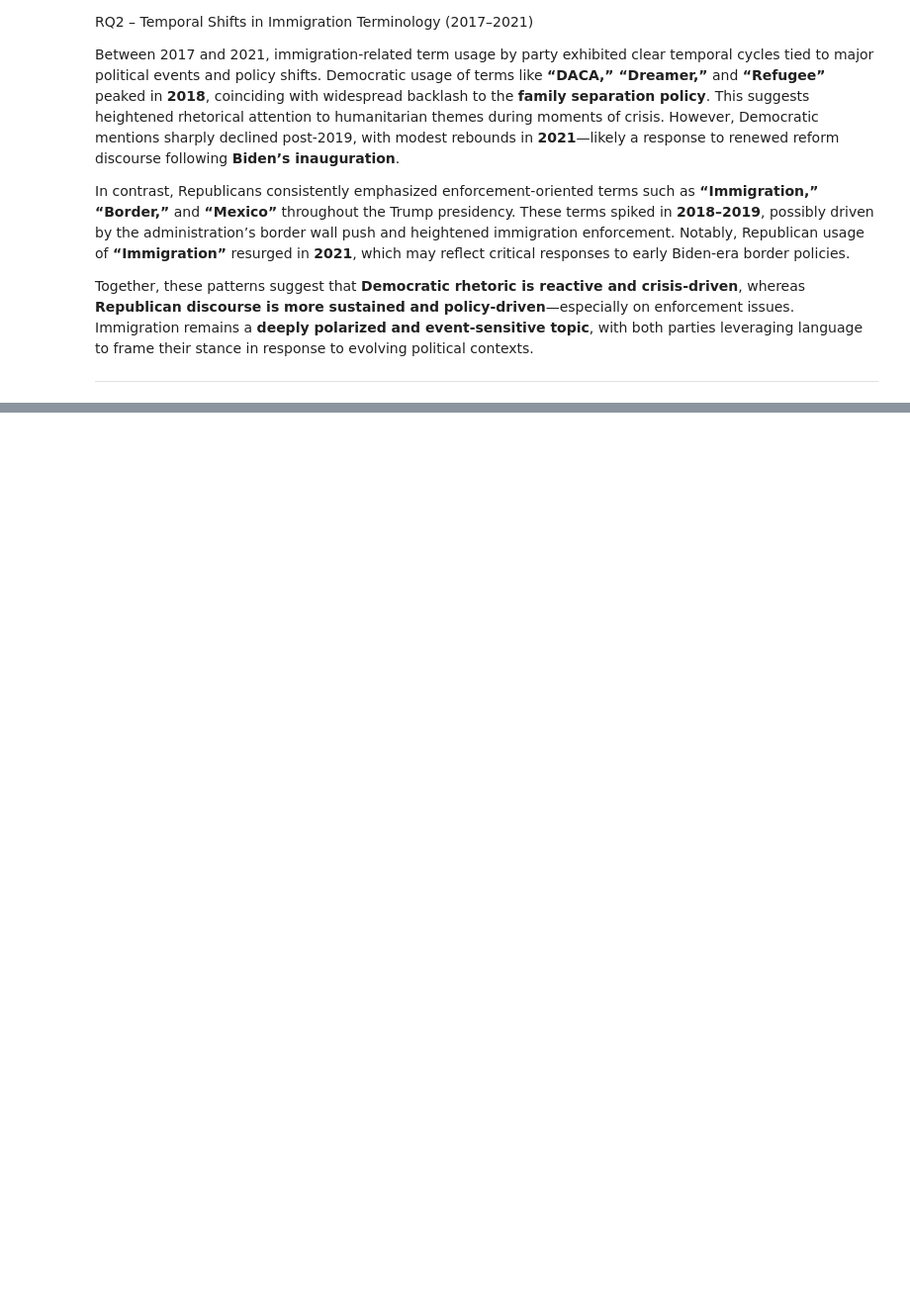
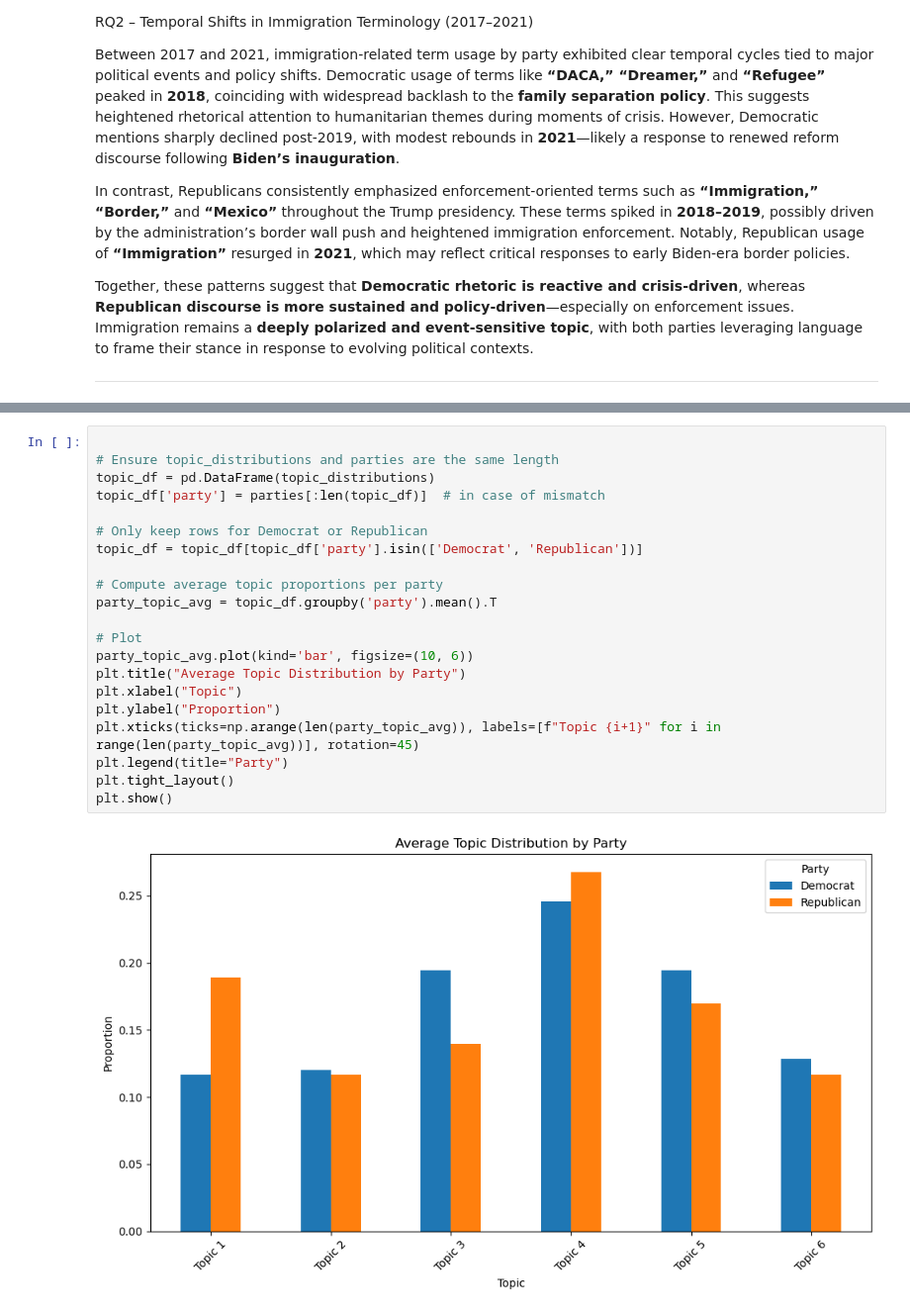
Before and after one commit to kevin14767/LIN350Project, a Jupyter notebook: course_project.ipynb, the cells around one changed output, grey strips where cells are left out. Shown at 99% size. Drawn from its saved outputs; the diff is of its cells as text; blank space fills up the shorter version.

```diff
--- a/course_project.ipynb
+++ b/course_project.ipynb
@@ -1561,0 +1828,23 @@ Together, these patterns suggest that **Democratic rhetoric is reactive and cris
+# %%
+
+# Ensure topic_distributions and parties are the same length
+topic_df = pd.DataFrame(topic_distributions)
+topic_df['party'] = parties[:len(topic_df)]  # in case of mismatch
+
+# Only keep rows for Democrat or Republican
+topic_df = topic_df[topic_df['party'].isin(['Democrat', 'Republican'])]
+
+# Compute average topic proportions per party
+party_topic_avg = topic_df.groupby('party').mean().T
+
+# Plot
+party_topic_avg.plot(kind='bar', figsize=(10, 6))
+plt.title("Average Topic Distribution by Party")
+plt.xlabel("Topic")
+plt.ylabel("Proportion")
+plt.xticks(ticks=np.arange(len(party_topic_avg)), labels=[f"Topic {i+1}" for i in range(len(party_topic_avg))], rotation=45)
+plt.legend(title="Party")
+plt.tight_layout()
+plt.show()
+# %% [output]
+[figure, added]
```
Also changed, not shown: parts of 12 cells of this notebook, 1 other file.
